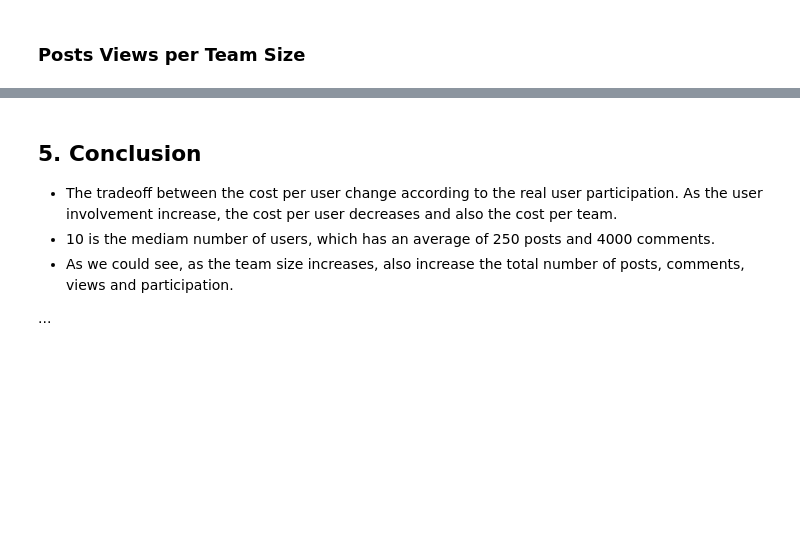
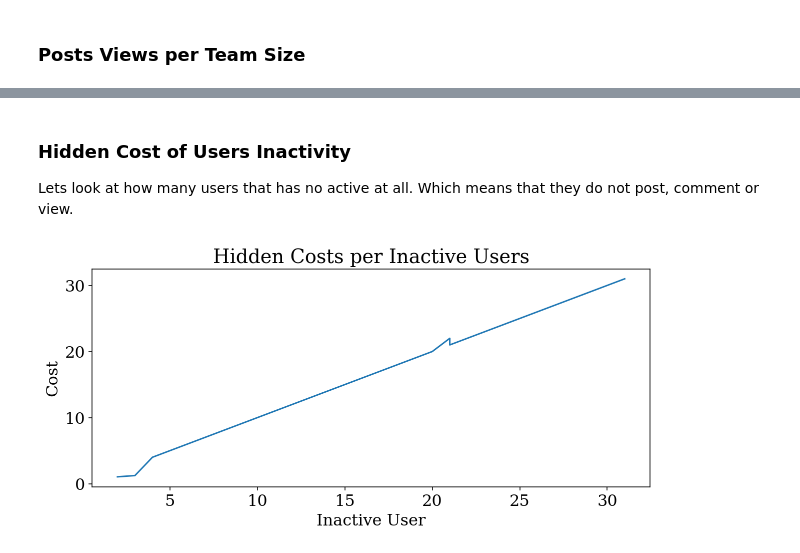
Before and after one commit to reisdebora/user-activity, a Jupyter notebook: notebook.ipynb, the cells around one changed output, grey strips where cells are left out. Drawn from its saved outputs; the diff is of its cells as text; code cells hidden in the pictures; blank space fills up the shorter version.

Commit message:
cost_inactivity
calculate hidden costs

```diff
--- a/notebook.ipynb
+++ b/notebook.ipynb
@@ -273,9 +203,39 @@ plt.ylabel('Number of posts views');
-# %% [markdown]
-## 5. Conclusion <a id="conclusion"></a>
-
-* The tradeoff between the cost per user change according to the real user participation. As the user involvement increase, the cost per user decreases and also the cost per team.
-* 10 is the mediam number of users,  which has an average of 250 posts and 4000 comments.
-* As we could see, as the team size increases, also increase the total number of posts, comments, views and participation.
-
-
-...
+# %% [markdown]
+### Hidden Cost of Users Inactivity
+Lets look at how many users that has no active at all. Which means that they do not post, comment or view.
+# %%
+# Merge dataframes to one and group by USER
+df1 = pd.DataFrame(useractivity.groupby('email')['post_id'].nunique()) # posts per team
+df2 = pd.DataFrame(useractivity.email.value_counts()) # comments per team
+df2 = df2.rename(columns={'email':'comments'})
+df3 = df1.join(df2)
+df4 = df3.join(pd.DataFrame(useractivity.groupby('email')['team'].nunique())) # users per team
+df5 = useractivity.loc[:,['email','post_id','views']] # views per user
+df5 = pd.DataFrame(df5.groupby(['email']).sum()) # views per team
+df8 = df5.join(df3)
+df8 = df8.rename(columns={'views': 'post_views','post_id': 'posts'})
+df8 = df8.astype({"post_views": int})
+df8['events'] = ((df8['post_views']/100000) + (df8['posts']*2) + df8['comments'])
+df9 = pd.merge(df8,users,how='left', on=['email'])
+df10 = df9.query("events <= 1")
+inactivity = pd.DataFrame(df10.team.value_counts())
+total_users = pd.DataFrame(users.team.value_counts())
+total_users = total_users.rename(columns={'team': 'total_users'})
+inactivity = inactivity.join(total_users)
+inactivity = inactivity.rename(columns={'team': 'inactive_users'})
+inactivity['active_user'] = inactivity['total_users'] - inactivity['inactive_users']
+inactivity['cost_per_user'] = inactivity['total_users']
+inactivity['cost_per_user'] = inactivity['cost_per_user'].astype(float).round(2)
+# Calculate the cost
+for index_label, row_series in inactivity.iterrows():
+    if inactivity.at[index_label , 'active_user'] > 0:
+        inactivity.at[index_label , 'cost_per_user'] = inactivity.at[index_label,'total_users']/(inactivity.at[index_label ,'total_users']-inactivity.at[index_label ,'inactive_users'])
+# %%
+# Show the results
+plt.figure(figsize=(10,4));
+plt.plot(inactivity.inactive_users, inactivity.cost_per_user);
+plt.xlabel('Inactive User');
+plt.ylabel('Cost');
+plt.title('Hidden Costs per Inactive Users');
+# %% [output]
+[figure, added]
```
Also changed, not shown: parts of 25 cells of this notebook.
